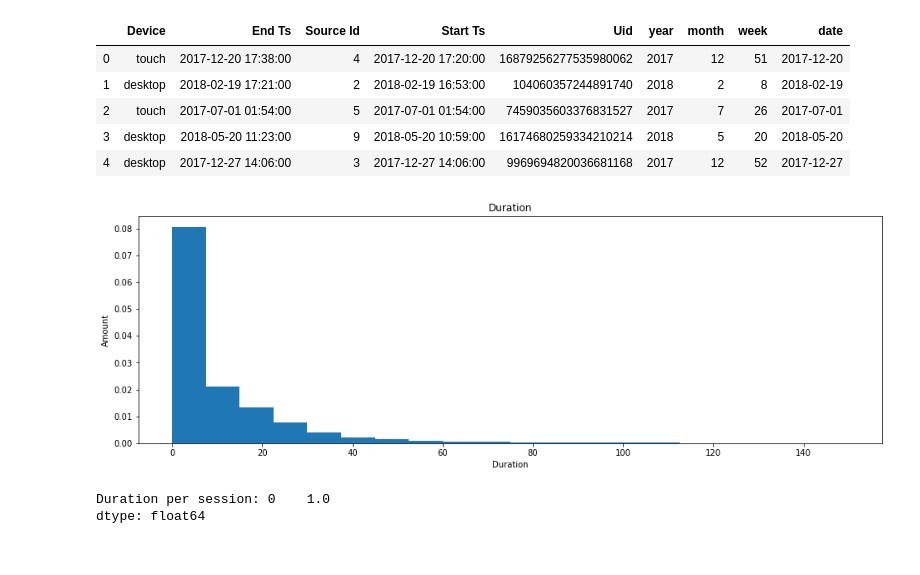
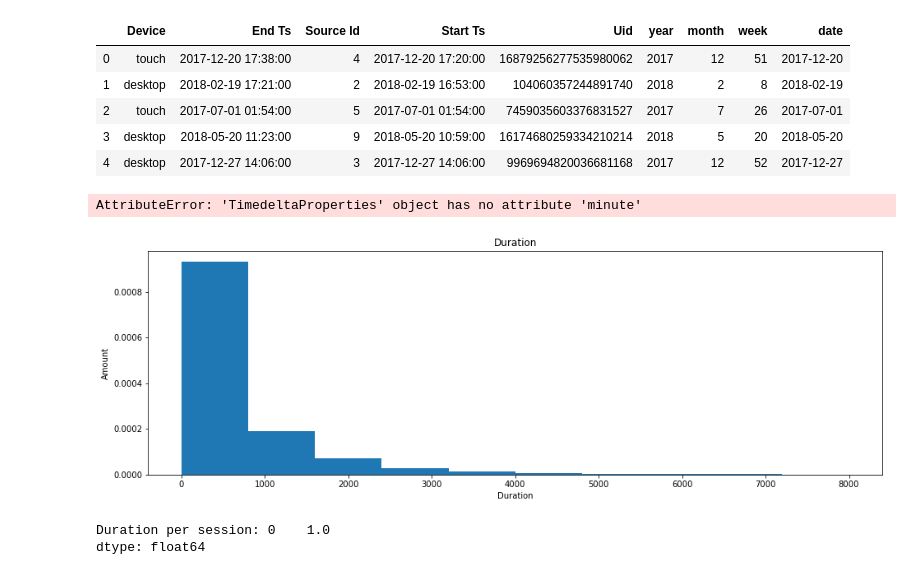
Before and after one commit to asicmicprj/Afisha_analytics, a Jupyter notebook: Afisha_analytics_v0.0.1.ipynb, the cells around one changed output. Saved outputs shown, nothing was run; the diff lists cells and outputs as text; code cells hidden in the pictures.

```diff
--- a/Afisha_analytics_v0.0.1.ipynb
+++ b/Afisha_analytics_v0.0.1.ipynb
@@ -376,8 +414,13 @@ df_visits.head()
 | 2 | touch | 2017-07-01 01:54:00 | 5 | 2017-07-01 01:54:00 | 7459035603376831527 | 2017 | 7 | 26 | 2017-07-01 |
 | 3 | desktop | 2018-05-20 11:23:00 | 9 | 2018-05-20 10:59:00 | 16174680259334210214 | 2018 | 5 | 20 | 2018-05-20 |
 | 4 | desktop | 2017-12-27 14:06:00 | 3 | 2017-12-27 14:06:00 | 9969694820036681168 | 2017 | 12 | 52 | 2017-12-27 |
-# %%
-df_visits['Duration'] = (df_visits['End Ts'] - df_visits['Start Ts']).astype('timedelta64[m]')
+# %%
+#df_visits['Duration'] = (df_visits['End Ts'] - df_visits['Start Ts']).astype('timedelta64[m]')
+df_visits['Duration_sec'] = (df_visits['End Ts'] - df_visits['Start Ts']).dt.seconds
+#df_visits['Duration_minute'] = (df_visits['End Ts'] - df_visits['Start Ts']).dt.minute
+df_visits['Duration'].hist(bins=10)
+# %% [output]
+AttributeError: 'TimedeltaProperties' object has no attribute 'minute'
 # %%
 # let's render this data.
 def drawing_data(df, column, bins, ylabel, rmin, rmax, figX, figY):
@@ -394,9 +437,9 @@ def drawing_data(df, column, bins, ylabel, rmin, rmax, figX, figY):
     plt.ylabel(ylabel)
     plt.show()
 # %%
-drawing_data(df_visits, 'Duration', 20, 'Amount', 0, 150, 16, 5)
+drawing_data(df_visits, 'Duration', 10, 'Amount', 0, 8000, 16, 5)
 # %% [output]
-[figure, old version]
+[figure, new version]
 # %%
 print('Duration per session:', df_visits['Duration'].mode())
 # %% [output]
```
Also changed, not shown: parts of 133 cells of this notebook.
